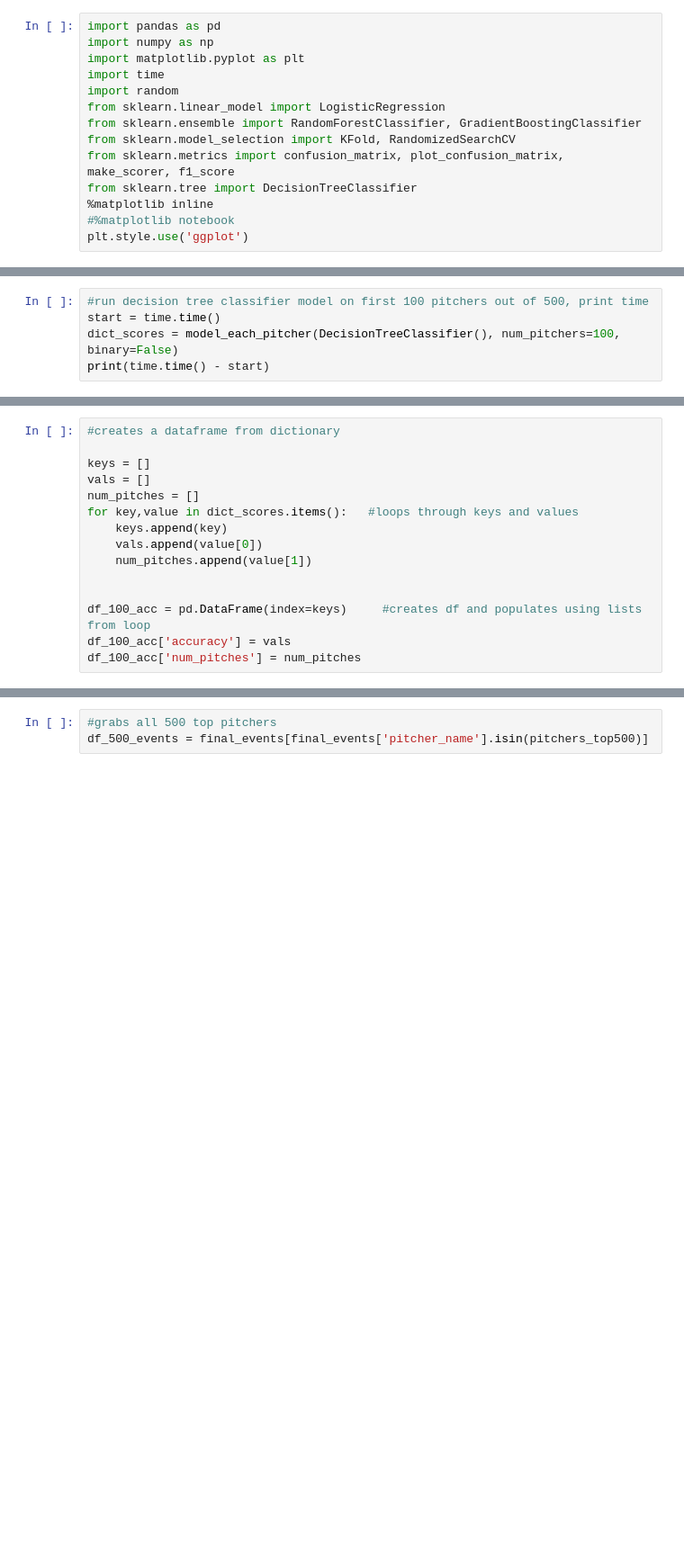
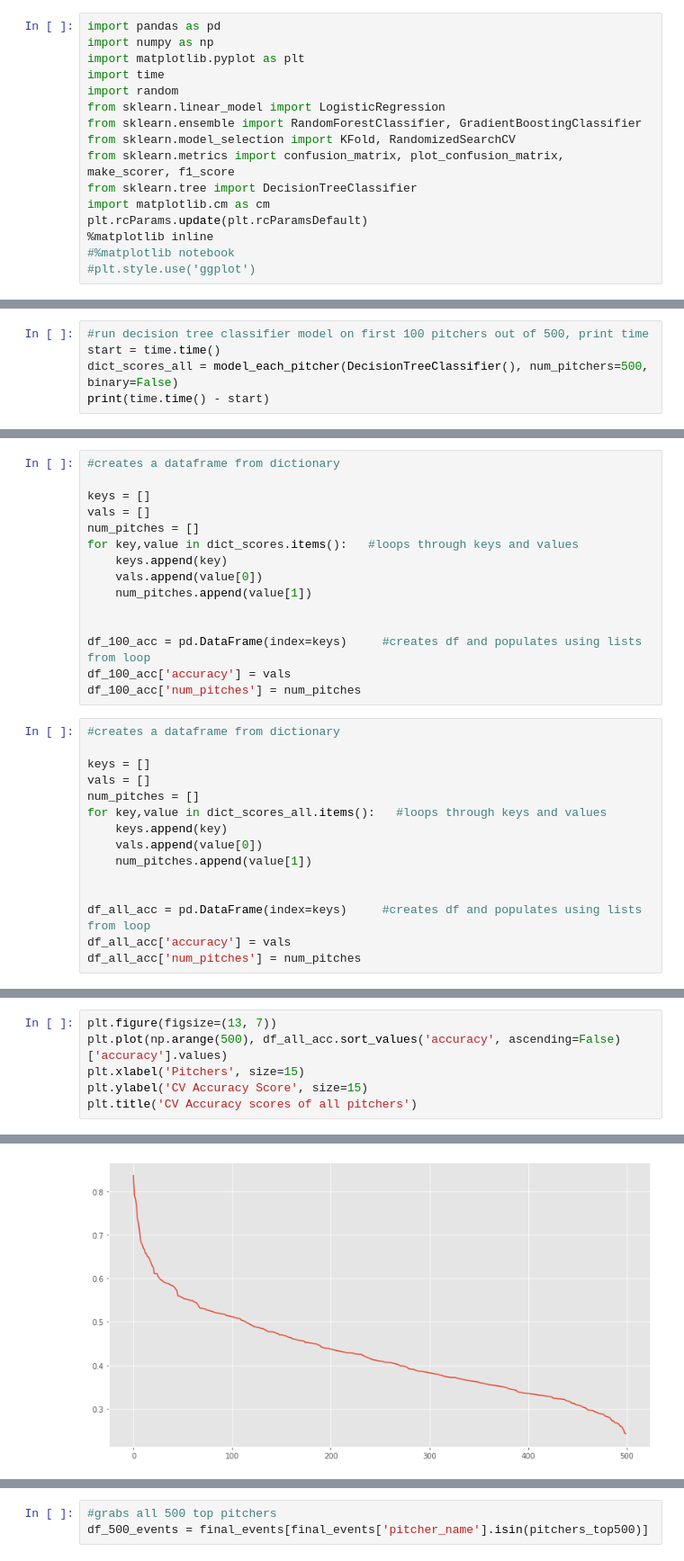
Before and after one commit to morganabbitt/MLB-Pitches, a Jupyter notebook: Notebooks/pitchers_outcomes.ipynb, the cells around one changed output, grey strips where cells are left out. Shown at 90% size. Drawn from its saved outputs; the diff is of its cells as text; blank space fills up the shorter version.

```diff
--- a/Notebooks/pitchers_outcomes.ipynb
+++ b/Notebooks/pitchers_outcomes.ipynb
@@ -9,9 +9,11 @@ from sklearn.ensemble import RandomForestClassifier, GradientBoostingClassifier
 from sklearn.model_selection import KFold, RandomizedSearchCV
 from sklearn.metrics import confusion_matrix, plot_confusion_matrix, make_scorer, f1_score
 from sklearn.tree import DecisionTreeClassifier
+import matplotlib.cm as cm
+plt.rcParams.update(plt.rcParamsDefault)
 %matplotlib inline
 #%matplotlib notebook
-plt.style.use('ggplot')
+#plt.style.use('ggplot')
 # %%
 pd.set_option('display.max_columns', None)
 
@@ -281,6 +283,6 @@ model_each_pitcher(DecisionTreeClassifier(), binary = False)
 # %%
 #run decision tree classifier model on first 100 pitchers out of 500, print time
 start = time.time()
-dict_scores = model_each_pitcher(DecisionTreeClassifier(), num_pitchers=100, binary=False)
+dict_scores_all = model_each_pitcher(DecisionTreeClassifier(), num_pitchers=500, binary=False)
 print(time.time() - start)
 # %% [output]
@@ -321,3 +323,18 @@ for key,value in dict_scores.items():   #loops through keys and values
 df_100_acc = pd.DataFrame(index=keys)     #creates df and populates using lists from loop
 df_100_acc['accuracy'] = vals
 df_100_acc['num_pitches'] = num_pitches
+# %%
+#creates a dataframe from dictionary
+
+keys = []
+vals = []
+num_pitches = []
+for key,value in dict_scores_all.items():   #loops through keys and values
+    keys.append(key)
+    vals.append(value[0])
+    num_pitches.append(value[1])
+
+
+df_all_acc = pd.DataFrame(index=keys)     #creates df and populates using lists from loop
+df_all_acc['accuracy'] = vals
+df_all_acc['num_pitches'] = num_pitches
@@ -323,0 +359,7 @@ df_100_acc['num_pitches'] = num_pitches
+# %%
+plt.figure(figsize=(13, 7))
+plt.plot(np.arange(500), df_all_acc.sort_values('accuracy', ascending=False)['accuracy'].values)
+plt.xlabel('Pitchers', size=15)
+plt.ylabel('CV Accuracy Score', size=15)
+plt.title('CV Accuracy scores of all pitchers')
+# %% [output]
@@ -324,3 +367,4 @@ df_100_acc['num_pitches'] = num_pitches
+[figure, added]
 # %%
 #using code from earlier to grab the 'event' from atbats to find batting average against
 
```
Also changed, not shown: parts of 46 cells of this notebook, 6 other files.
